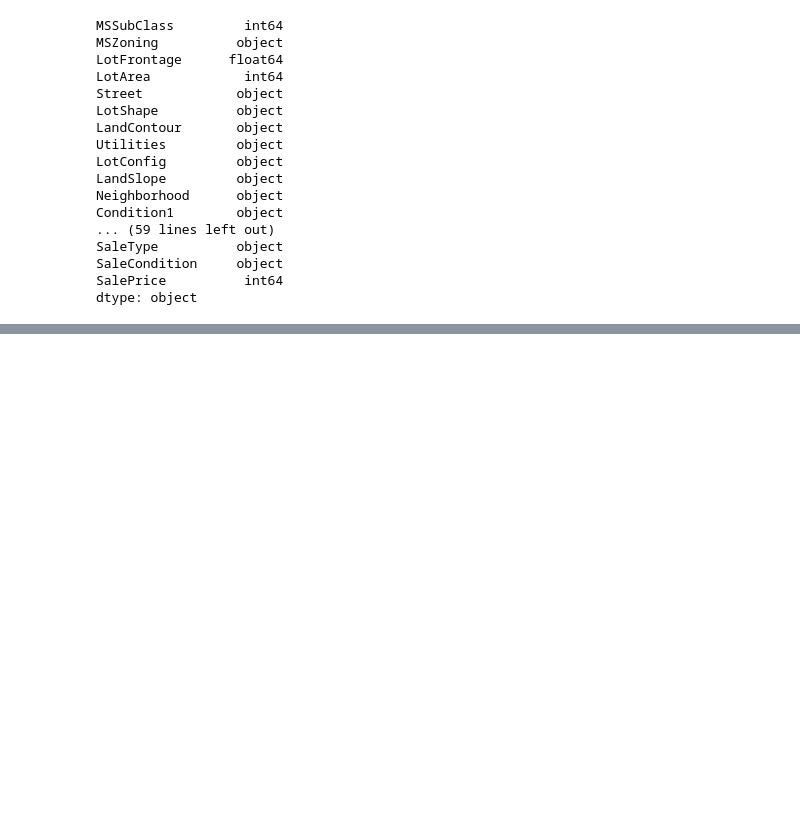
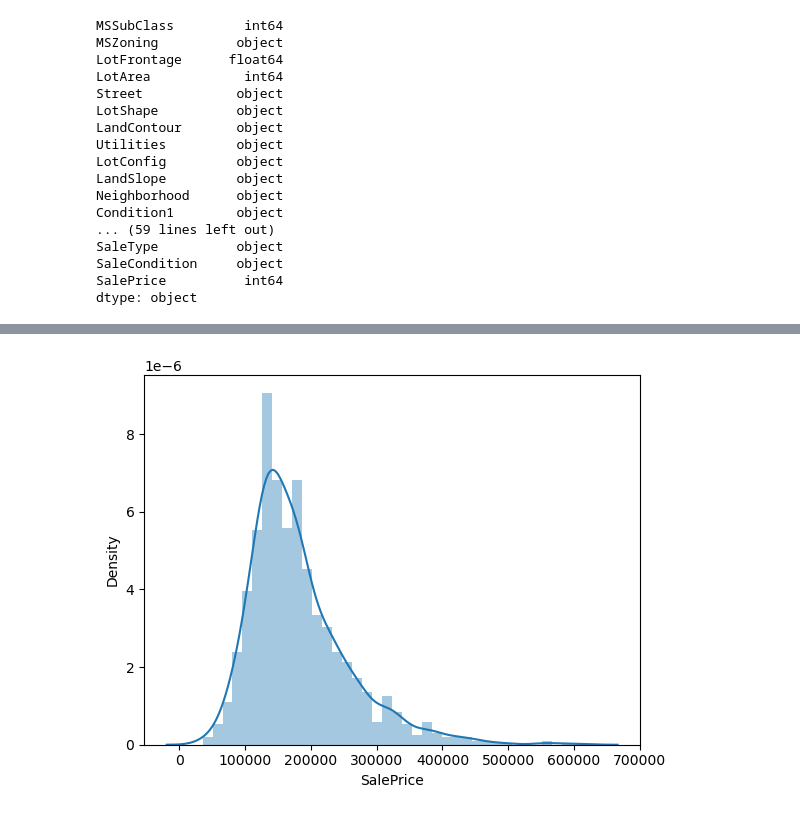
Before and after one commit to SanjayaKumarSahoo/advanced-regression-assignment, a Jupyter notebook: Assignment - Advanced Regression.ipynb, the cells around one changed output, grey strips where cells are left out. Saved outputs shown, nothing was run; the diff lists cells and outputs as text; code cells hidden in the pictures; blank space fills up the shorter version.

```diff
--- a/Assignment - Advanced Regression.ipynb
+++ b/Assignment - Advanced Regression.ipynb
@@ -391,0 +433,7 @@ From above the data looks good and cleaned
+# %%
+# draw again
+plt.figure()
+sns.distplot(housing['SalePrice'])
+plt.show()
+# %% [output]
+[figure, added]
```
Also changed, not shown: parts of 21 cells of this notebook.
